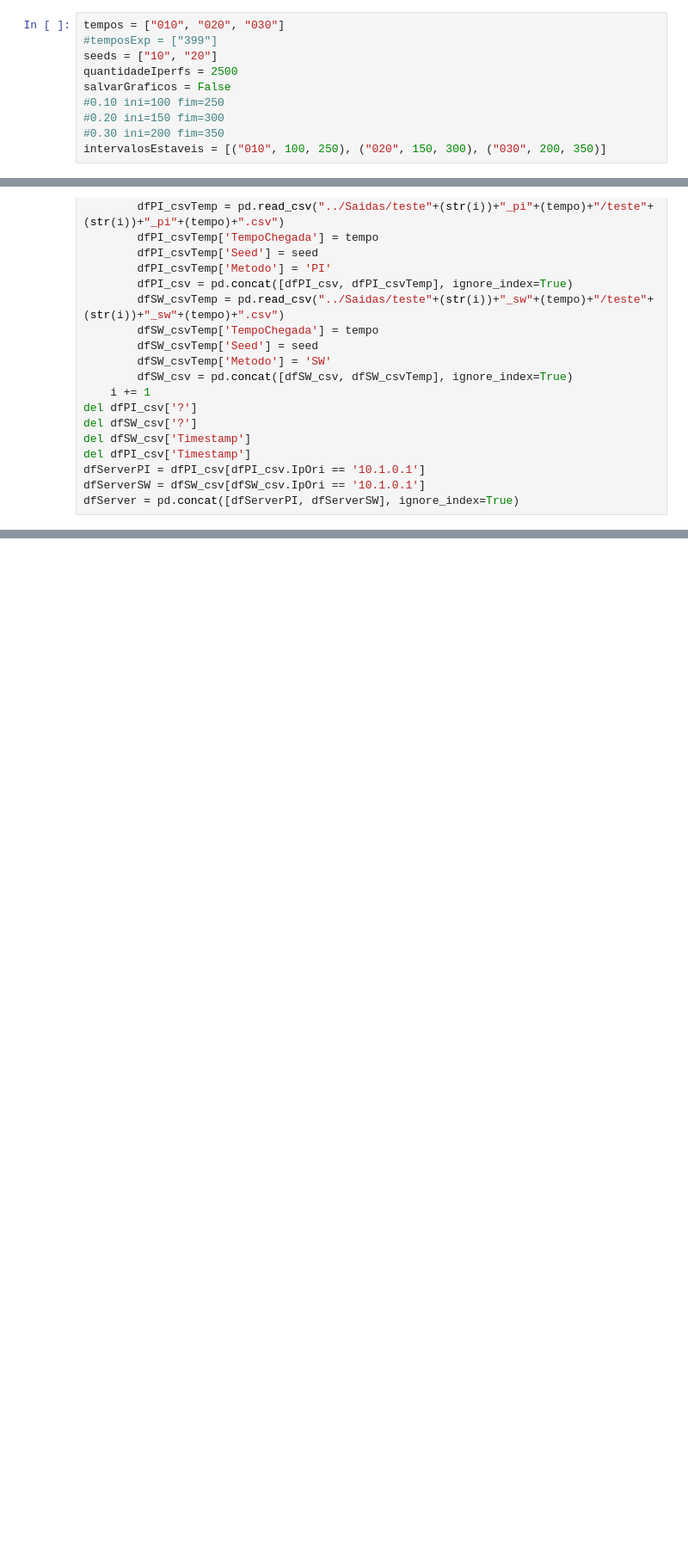
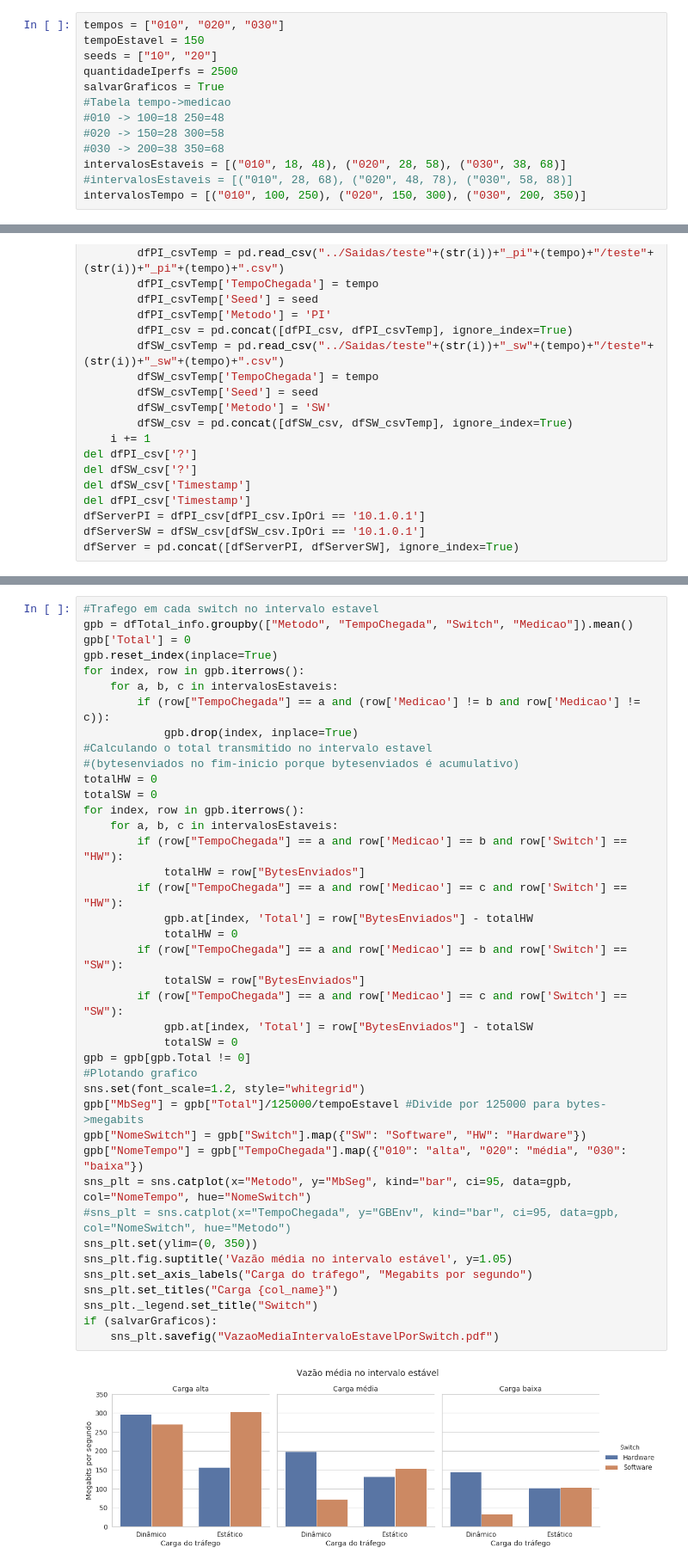
Before and after one commit to pedrobellotti/iperftestes, a Jupyter notebook: Scripts/teste.ipynb, the cells around one changed output, grey strips where cells are left out. Shown at 86% size. Drawn from its saved outputs; the diff is of its cells as text; blank space fills up the shorter version.

```diff
--- a/Scripts/teste.ipynb
+++ b/Scripts/teste.ipynb
@@ -8,12 +8,15 @@ import statsmodels.api as sm
 import seaborn as sns
 # %%
 tempos = ["010", "020", "030"]
-#temposExp = ["399"]
+tempoEstavel = 150
 seeds = ["10", "20"]
 quantidadeIperfs = 2500
-salvarGraficos = False
-#0.10 ini=100 fim=250
-#0.20 ini=150 fim=300
-#0.30 ini=200 fim=350
-intervalosEstaveis = [("010", 100, 250), ("020", 150, 300), ("030", 200, 350)]
+salvarGraficos = True
+#Tabela tempo->medicao
+#010 -> 100=18 250=48
+#020 -> 150=28 300=58
+#030 -> 200=38 350=68
+intervalosEstaveis = [("010", 18, 48), ("020", 28, 58), ("030", 38, 68)]
+#intervalosEstaveis = [("010", 28, 68), ("020", 48, 78), ("030", 58, 88)]
+intervalosTempo = [("010", 100, 250), ("020", 150, 300), ("030", 200, 350)]
 # %%
@@ -76,0 +121,42 @@ dfServer = pd.concat([dfServerPI, dfServerSW], ignore_index=True)
+# %%
+#Trafego em cada switch no intervalo estavel
+gpb = dfTotal_info.groupby(["Metodo", "TempoChegada", "Switch", "Medicao"]).mean()
+gpb['Total'] = 0
+gpb.reset_index(inplace=True)
+for index, row in gpb.iterrows():
+    for a, b, c in intervalosEstaveis:
+        if (row["TempoChegada"] == a and (row['Medicao'] != b and row['Medicao'] != c)):
+            gpb.drop(index, inplace=True)
+#Calculando o total transmitido no intervalo estavel
+#(bytesenviados no fim-inicio porque bytesenviados é acumulativo)
+totalHW = 0
+totalSW = 0
+for index, row in gpb.iterrows():
+    for a, b, c in intervalosEstaveis:
+        if (row["TempoChegada"] == a and row['Medicao'] == b and row['Switch'] == "HW"):
+            totalHW = row["BytesEnviados"]
+        if (row["TempoChegada"] == a and row['Medicao'] == c and row['Switch'] == "HW"):
+            gpb.at[index, 'Total'] = row["BytesEnviados"] - totalHW
+            totalHW = 0
+        if (row["TempoChegada"] == a and row['Medicao'] == b and row['Switch'] == "SW"):
+            totalSW = row["BytesEnviados"]
+        if (row["TempoChegada"] == a and row['Medicao'] == c and row['Switch'] == "SW"):
+            gpb.at[index, 'Total'] = row["BytesEnviados"] - totalSW
+            totalSW = 0
+gpb = gpb[gpb.Total != 0]
+#Plotando grafico
+sns.set(font_scale=1.2, style="whitegrid")
+gpb["MbSeg"] = gpb["Total"]/125000/tempoEstavel #Divide por 125000 para bytes->megabits
+gpb["NomeSwitch"] = gpb["Switch"].map({"SW": "Software", "HW": "Hardware"})
+gpb["NomeTempo"] = gpb["TempoChegada"].map({"010": "alta", "020": "média", "030": "baixa"})
+sns_plt = sns.catplot(x="Metodo", y="MbSeg", kind="bar", ci=95, data=gpb, col="NomeTempo", hue="NomeSwitch")
+#sns_plt = sns.catplot(x="TempoChegada", y="GBEnv", kind="bar", ci=95, data=gpb, col="NomeSwitch", hue="Metodo")
+sns_plt.set(ylim=(0, 350))
+sns_plt.fig.suptitle('Vazão média no intervalo estável', y=1.05)
+sns_plt.set_axis_labels("Carga do tráfego", "Megabits por segundo")
+sns_plt.set_titles("Carga {col_name}")
+sns_plt._legend.set_title("Switch")
+if (salvarGraficos):
+    sns_plt.savefig("VazaoMediaIntervaloEstavelPorSwitch.pdf")
+# %% [output]
+[figure, added]
```
Also changed, not shown: parts of 19 cells of this notebook, 11 other files.
